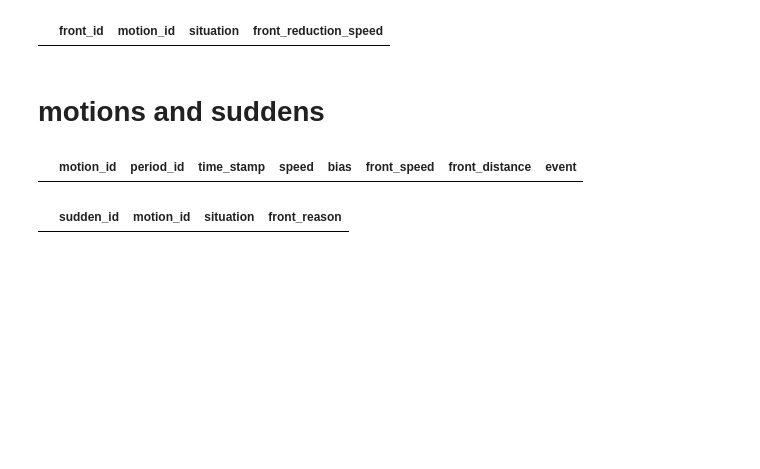
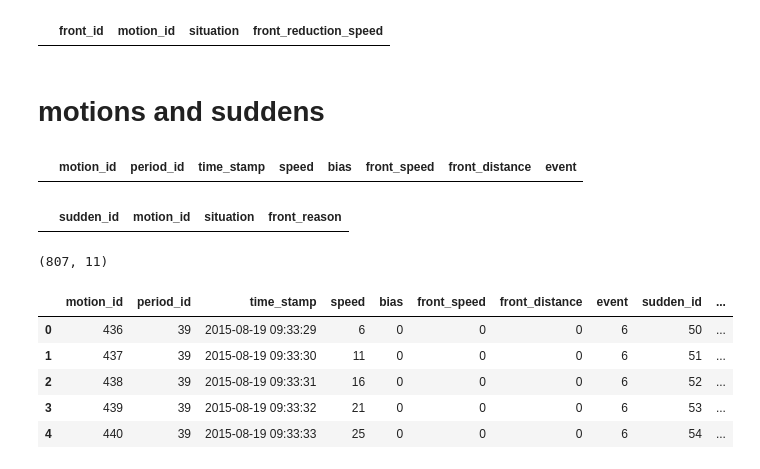
Before and after one commit to aching87/CarVi, a Jupyter notebook: Data_Integrity_Check.ipynb, the cells around one changed output. Saved outputs shown, nothing was run; the diff lists cells and outputs as text; code cells hidden in the pictures; blank space fills up the shorter version.

```diff
--- a/Data_Integrity_Check.ipynb
+++ b/Data_Integrity_Check.ipynb
@@ -412,11 +535,15 @@ fronts[~fronts['motion_id'].isin(motions['motion_id'])]#check if all fronts.moti
 |  | front_id | motion_id | situation | front_reduction_speed |
 # %% [markdown]
 # motions and suddens
-# %%
-motions[motions['event']==6][motions[motions['event']==6]["motion_id"].isin(~suddens['motion_id'])]
-# return rows where motion.event=6 is not in suddens table
-# %% [output]
-|  | motion_id | period_id | time_stamp | speed | bias | front_speed | front_distance | event |
+# %%
+# when motions.event=6 there should be a corresponding row in suddens table with same motion_id, return motions rows where false
+event6=motions[motions['event']==6]
+event6[~event6['motion_id'].isin(suddens['motion_id'])]
+
+#another method
+#motions[motions['event']==6][motions[motions['event']==6]["motion_id"].isin(suddens['motion_id'])]
+# %% [output]
+|  | motion_id | period_id | time_stamp | speed | bias | front_speed | front_distance | event |
 # %%
 suddens[~suddens['motion_id'].isin(motions['motion_id'])]#check if all suddens.motion_id is in motions.motion_id
 # %% [output]
@@ -423,0 +553,12 @@ suddens[~suddens['motion_id'].isin(motions['motion_id'])]#check if all suddens.m
+# %%
+print motions_suddens.shape
+motions_suddens.head()
+#motions_suddens.tail()
+# %% [output]
+(807, 11)
+|  | motion_id | period_id | time_stamp | speed | bias | front_speed | front_distance | event | sudden_id | ... |
+| 0 | 436 | 39 | 2015-08-19 09:33:29 | 6 | 0 | 0 | 0 | 6 | 50 | ... |
+| 1 | 437 | 39 | 2015-08-19 09:33:30 | 11 | 0 | 0 | 0 | 6 | 51 | ... |
+| 2 | 438 | 39 | 2015-08-19 09:33:31 | 16 | 0 | 0 | 0 | 6 | 52 | ... |
+| 3 | 439 | 39 | 2015-08-19 09:33:32 | 21 | 0 | 0 | 0 | 6 | 53 | ... |
+| 4 | 440 | 39 | 2015-08-19 09:33:33 | 25 | 0 | 0 | 0 | 6 | 54 | ... |
```
Also changed, not shown: parts of 49 cells of this notebook.
